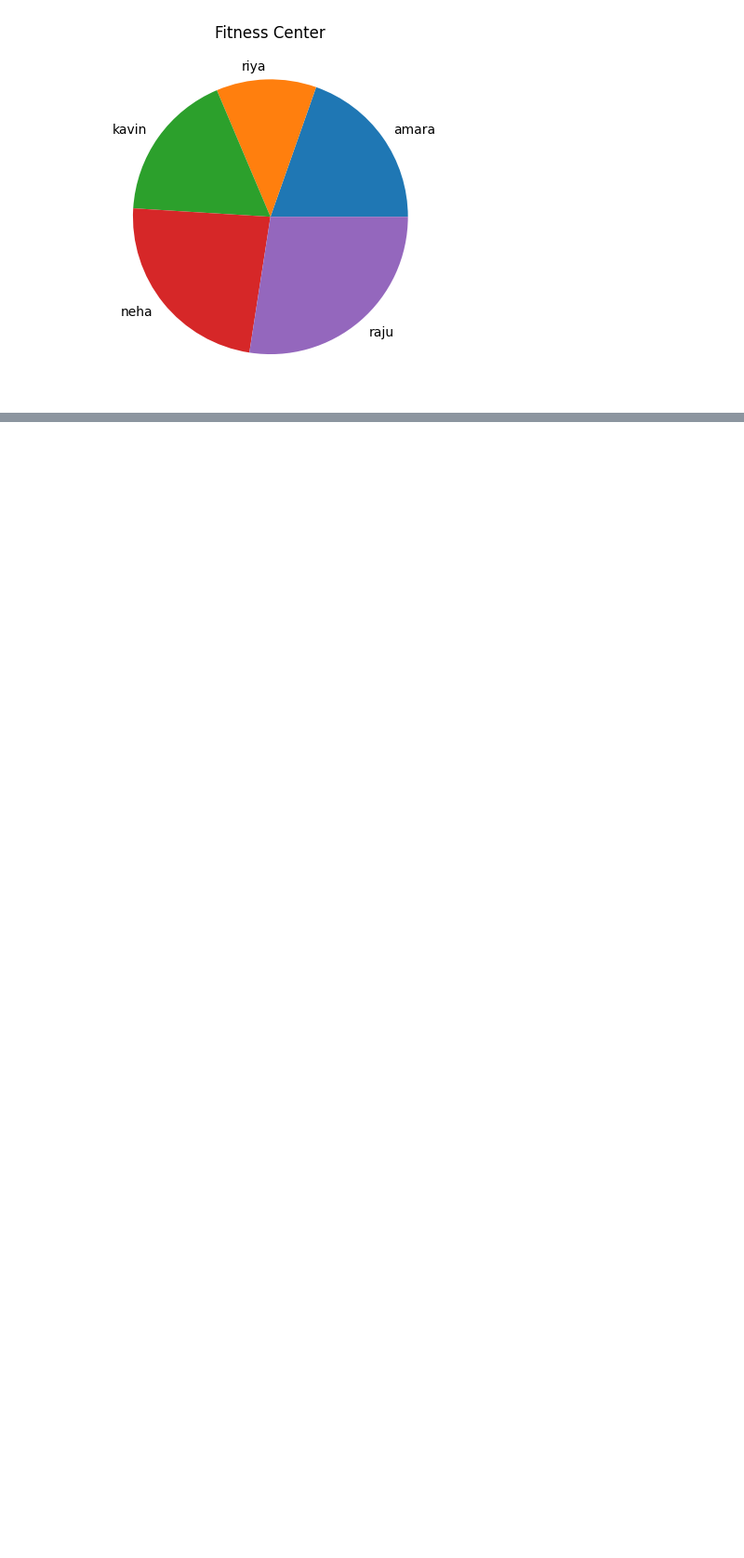
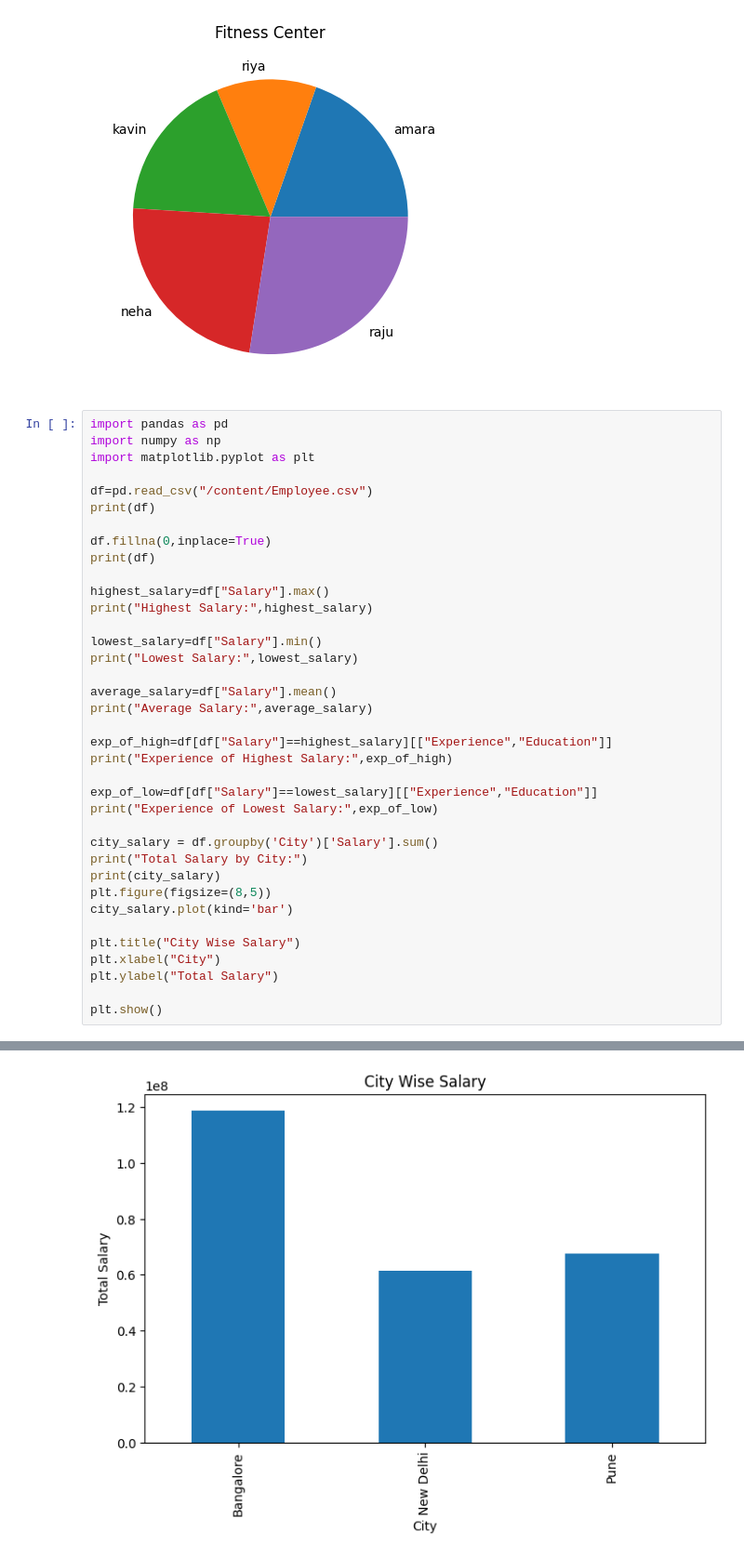
Before and after one commit to Vivek-Rajeev/DA-Training, a Jupyter notebook: DA.ipynb, the cells around one changed output, grey strips where cells are left out. Shown at 93% size. Drawn from its saved outputs; the diff is of its cells as text; blank space fills up the shorter version.

```diff
--- a/DA.ipynb
+++ b/DA.ipynb
@@ -109,3 +187,41 @@ Most InActive Member= riya
 [figure]
 [figure]
 [figure]
+# %%
+import pandas as pd
+import numpy as np
+import matplotlib.pyplot as plt
+
+df=pd.read_csv("/content/Employee.csv")
+print(df)
+
+df.fillna(0,inplace=True)
+print(df)
+
+highest_salary=df["Salary"].max()
+print("Highest Salary:",highest_salary)
+
+lowest_salary=df["Salary"].min()
+print("Lowest Salary:",lowest_salary)
+
+average_salary=df["Salary"].mean()
+print("Average Salary:",average_salary)
+
+exp_of_high=df[df["Salary"]==highest_salary][["Experience","Education"]]
+print("Experience of Highest Salary:",exp_of_high)
+
+exp_of_low=df[df["Salary"]==lowest_salary][["Experience","Education"]]
+print("Experience of Lowest Salary:",exp_of_low)
+
+city_salary = df.groupby('City')['Salary'].sum()
+print("Total Salary by City:")
+print(city_salary)
+plt.figure(figsize=(8,5))
+city_salary.plot(kind='bar')
+
+plt.title("City Wise Salary")
+plt.xlabel("City")
+plt.ylabel("Total Salary")
+
+plt.show()
+# %% [output]
@@ -111,0 +245 @@ Most InActive Member= riya
+[figure, added]
```
Also changed, not shown: parts of 7 cells of this notebook.
